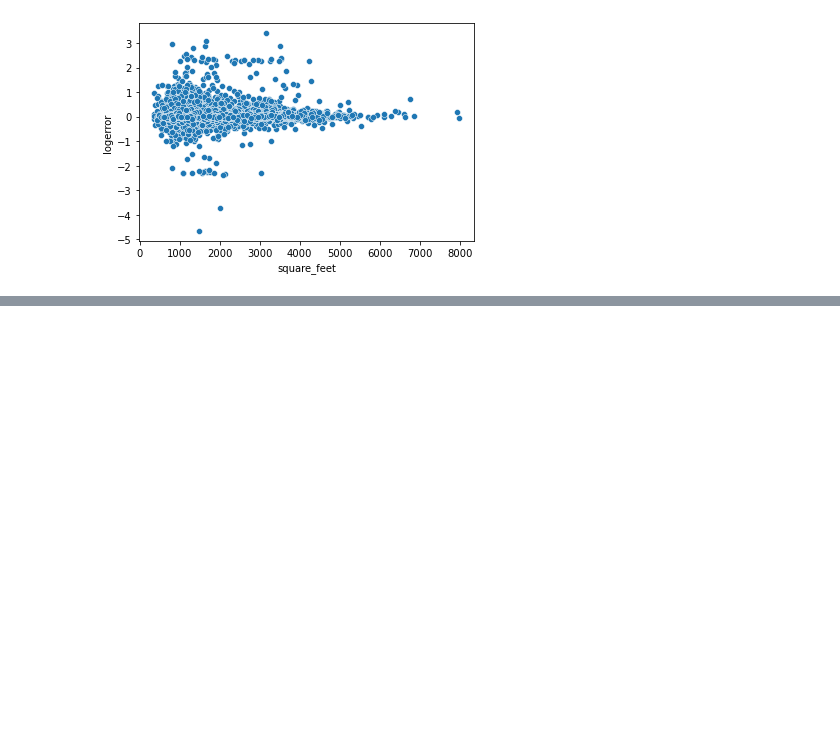
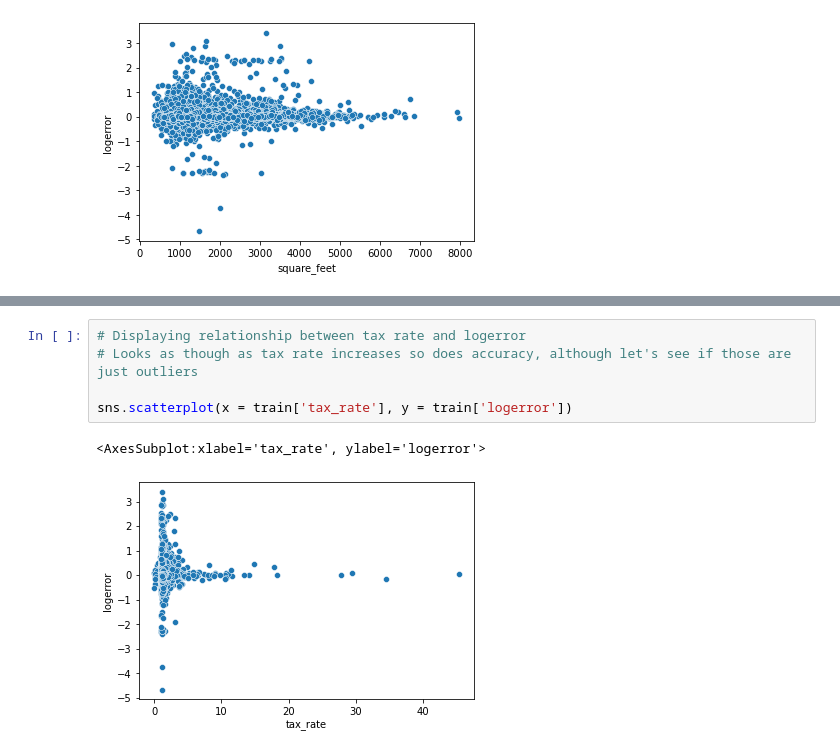
Before and after one commit to sam-and-ken/clustering-project, a Jupyter notebook: cluster-project-sam.ipynb, the cells around one changed output, grey strips where cells are left out. Cells and saved outputs as stored; diff of their text form; blank space fills up the shorter version.

```diff
--- a/cluster-project-sam.ipynb
+++ b/cluster-project-sam.ipynb
@@ -65,0 +70,8 @@ zillow
+# %%
+# Displaying relationship between tax rate and logerror
+# Looks as though as tax rate increases so does accuracy, although let's see if those are just outliers
+
+sns.scatterplot(x = train['tax_rate'], y = train['logerror'])
+# %% [output]
+<AxesSubplot:xlabel='tax_rate', ylabel='logerror'>
+[figure, added]
```
Also changed, not shown: parts of 13 cells of this notebook.
